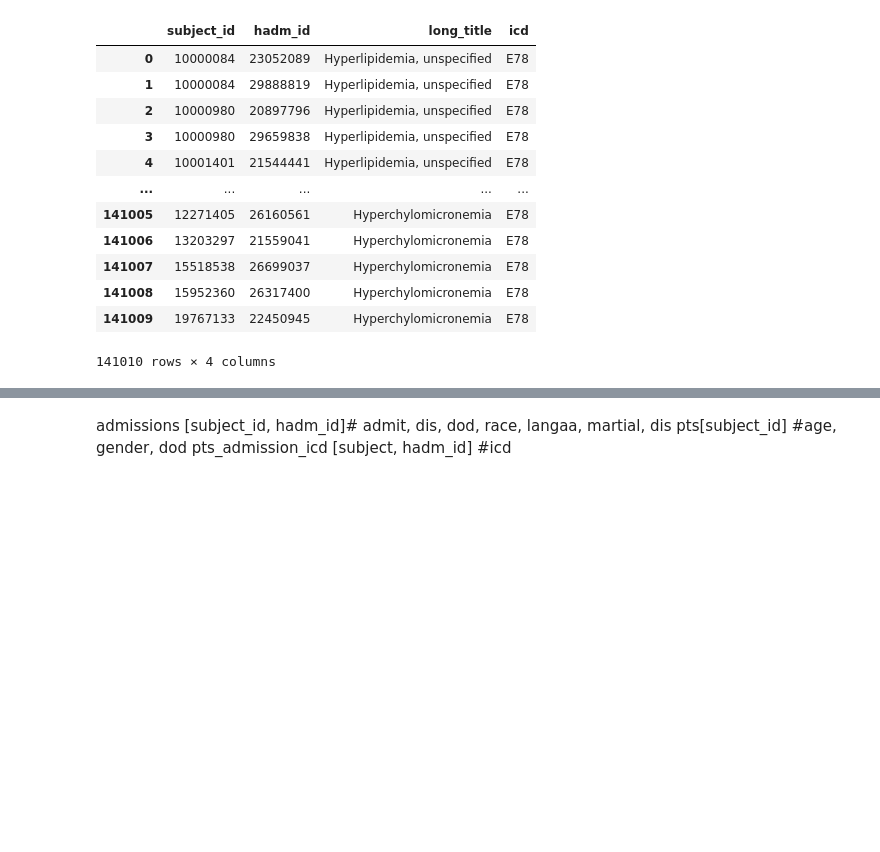
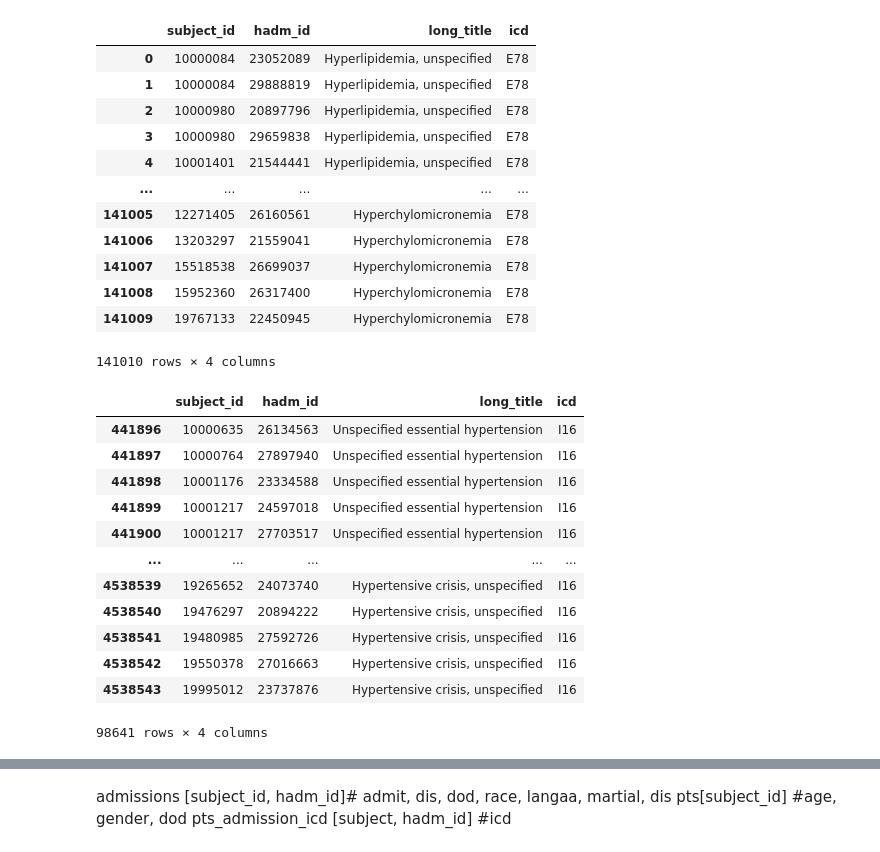
Before and after one commit to smitamisra/EHR_exploration, a Jupyter notebook: notebooks/merge_eda.ipynb, the cells around one changed output, grey strips where cells are left out. Saved outputs shown, nothing was run; the diff lists cells and outputs as text; code cells hidden in the pictures; blank space fills up the shorter version.

```diff
--- a/notebooks/merge_eda.ipynb
+++ b/notebooks/merge_eda.ipynb
@@ -1016,0 +1049,16 @@ pd.read_csv('../data/icd/e78.csv')
+# %%
+df_i16
+# %% [output]
+|  | subject_id | hadm_id | long_title | icd |
+| 441896 | 10000635 | 26134563 | Unspecified essential hypertension | I16 |
+| 441897 | 10000764 | 27897940 | Unspecified essential hypertension | I16 |
+| 441898 | 10001176 | 23334588 | Unspecified essential hypertension | I16 |
+| 441899 | 10001217 | 24597018 | Unspecified essential hypertension | I16 |
+| 441900 | 10001217 | 27703517 | Unspecified essential hypertension | I16 |
+| ... | ... | ... | ... | ... |
+| 4538539 | 19265652 | 24073740 | Hypertensive crisis, unspecified | I16 |
+| 4538540 | 19476297 | 20894222 | Hypertensive crisis, unspecified | I16 |
+| 4538541 | 19480985 | 27592726 | Hypertensive crisis, unspecified | I16 |
+| 4538542 | 19550378 | 27016663 | Hypertensive crisis, unspecified | I16 |
+| 4538543 | 19995012 | 23737876 | Hypertensive crisis, unspecified | I16 |
+98641 rows × 4 columns
```
Also changed, not shown: parts of 20 cells of this notebook, 2 other files.
